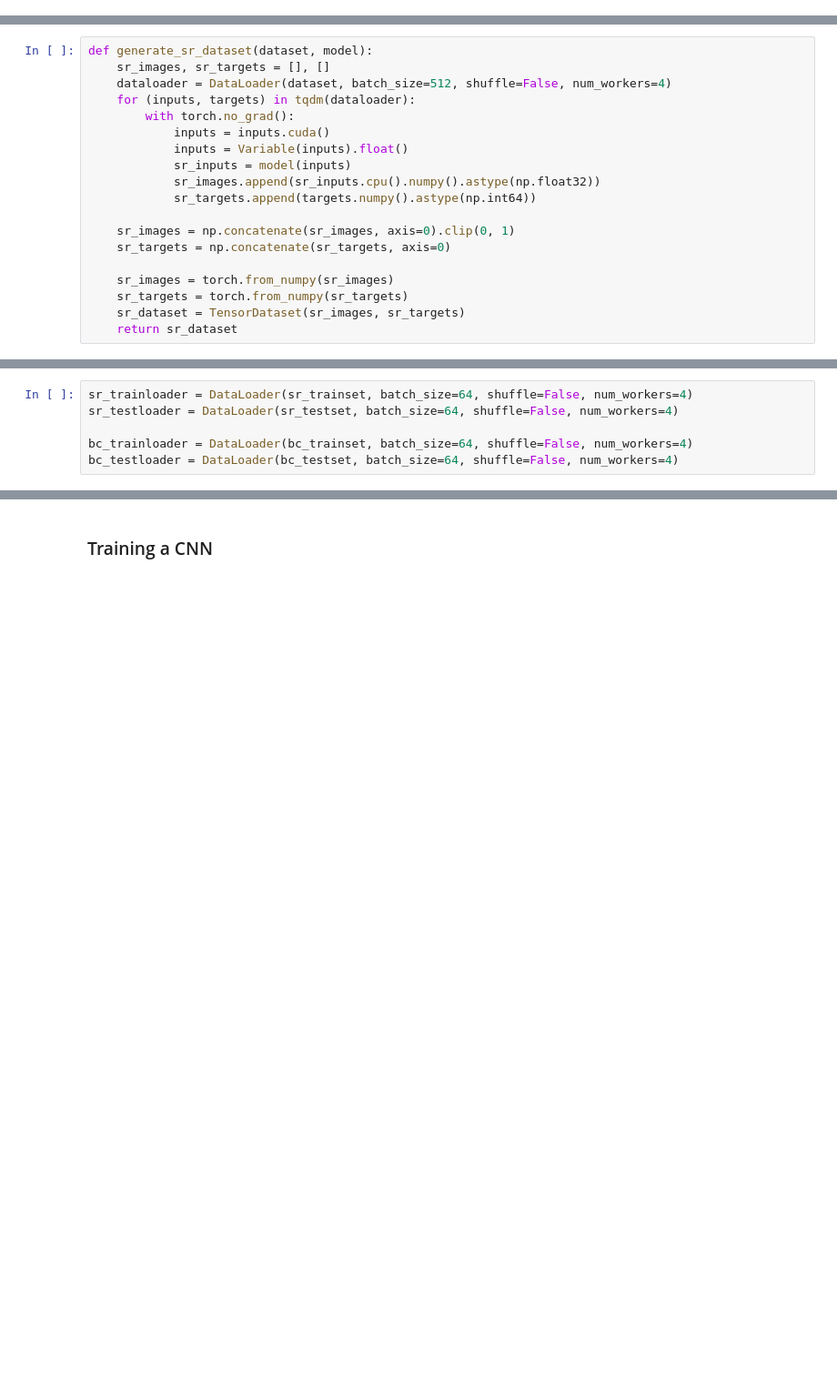
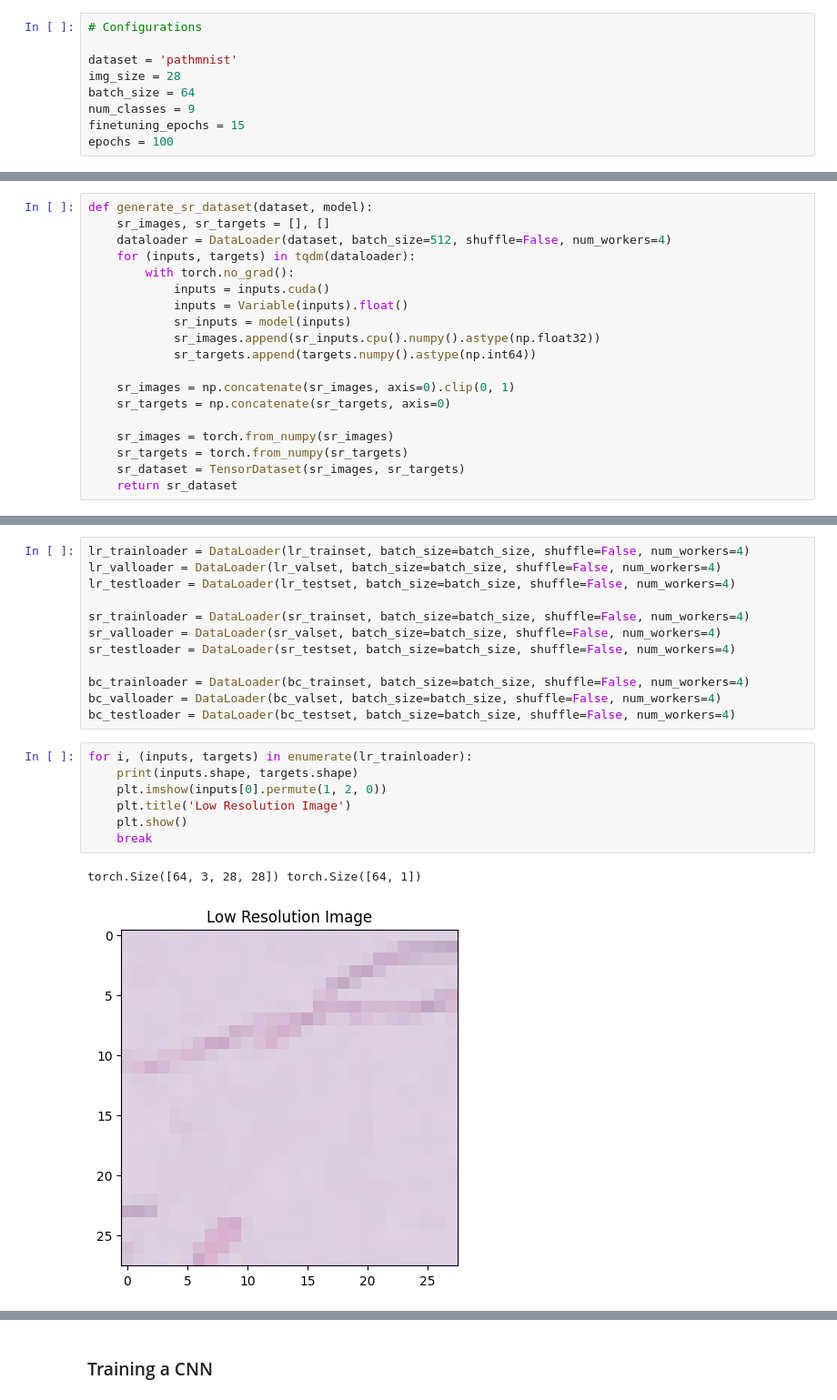
Before and after one commit to GauthamBellamkonda/Image-SuperResolution, a Jupyter notebook: Code/generateSR-MedMNIST.ipynb, the cells around one changed output, grey strips where cells are left out. Shown at 91% size. Cells and saved outputs as stored; diff of their text form; blank space fills up the shorter version.

```diff
--- a/Code/generateSR-MedMNIST.ipynb
+++ b/Code/generateSR-MedMNIST.ipynb
@@ -18,5 +17,14 @@ os.environ["CUDA_VISIBLE_DEVICES"] = "2"
 
 warnings.filterwarnings("ignore")
+# %%
+# Configurations
+
+dataset = 'pathmnist'
+img_size = 28
+batch_size = 64
+num_classes = 9
+finetuning_epochs = 15
+epochs = 100
 # %% [markdown]
 ### Note
 
@@ -72,9 +113,25 @@ Using downloaded and verified file: ./data/pathmnist.npz
 # %%
-sr_trainloader = DataLoader(sr_trainset, batch_size=64, shuffle=False, num_workers=4)
-sr_testloader = DataLoader(sr_testset, batch_size=64, shuffle=False, num_workers=4)
+lr_trainloader = DataLoader(lr_trainset, batch_size=batch_size, shuffle=False, num_workers=4)
+lr_valloader = DataLoader(lr_valset, batch_size=batch_size, shuffle=False, num_workers=4)
+lr_testloader = DataLoader(lr_testset, batch_size=batch_size, shuffle=False, num_workers=4)
 
-bc_trainloader = DataLoader(bc_trainset, batch_size=64, shuffle=False, num_workers=4)
-bc_testloader = DataLoader(bc_testset, batch_size=64, shuffle=False, num_workers=4)
+sr_trainloader = DataLoader(sr_trainset, batch_size=batch_size, shuffle=False, num_workers=4)
+sr_valloader = DataLoader(sr_valset, batch_size=batch_size, shuffle=False, num_workers=4)
+sr_testloader = DataLoader(sr_testset, batch_size=batch_size, shuffle=False, num_workers=4)
+
+bc_trainloader = DataLoader(bc_trainset, batch_size=batch_size, shuffle=False, num_workers=4)
+bc_valloader = DataLoader(bc_valset, batch_size=batch_size, shuffle=False, num_workers=4)
+bc_testloader = DataLoader(bc_testset, batch_size=batch_size, shuffle=False, num_workers=4)
+# %%
+for i, (inputs, targets) in enumerate(lr_trainloader):
+    print(inputs.shape, targets.shape)
+    plt.imshow(inputs[0].permute(1, 2, 0))
+    plt.title('Low Resolution Image')
+    plt.show()
+    break
+# %% [output]
+torch.Size([64, 3, 28, 28]) torch.Size([64, 1])
+[figure, added]
 # %%
 for i, (inputs, targets) in enumerate(bc_trainloader):
     print(inputs.shape, targets.shape)
```
Also changed, not shown: parts of 17 cells of this notebook, 4 other files.
